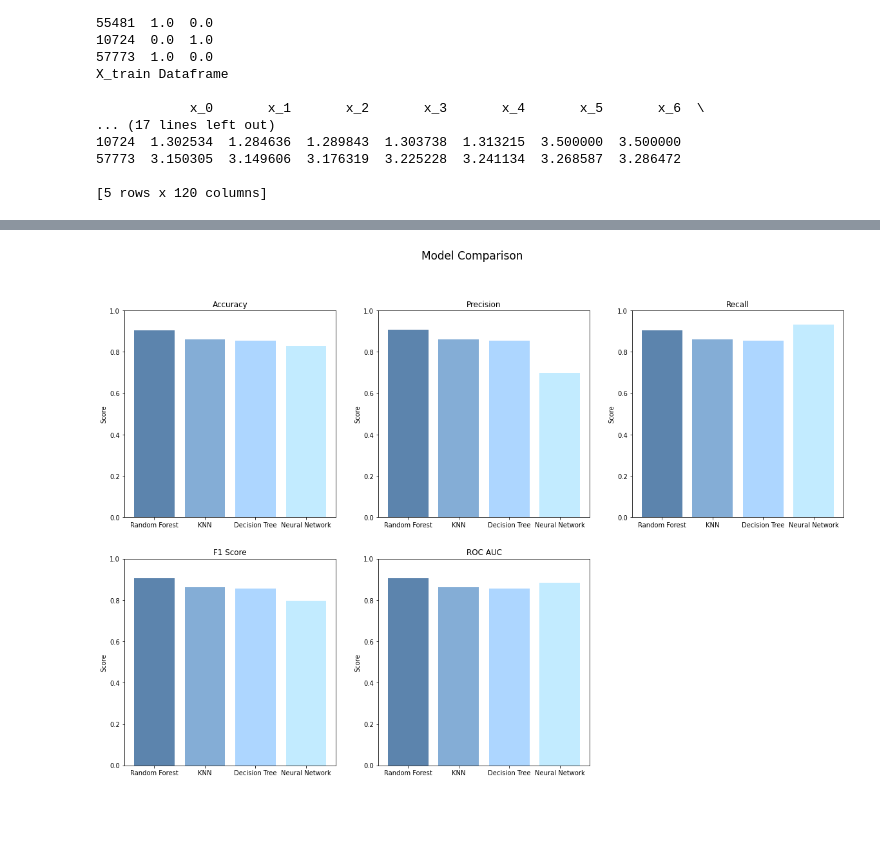
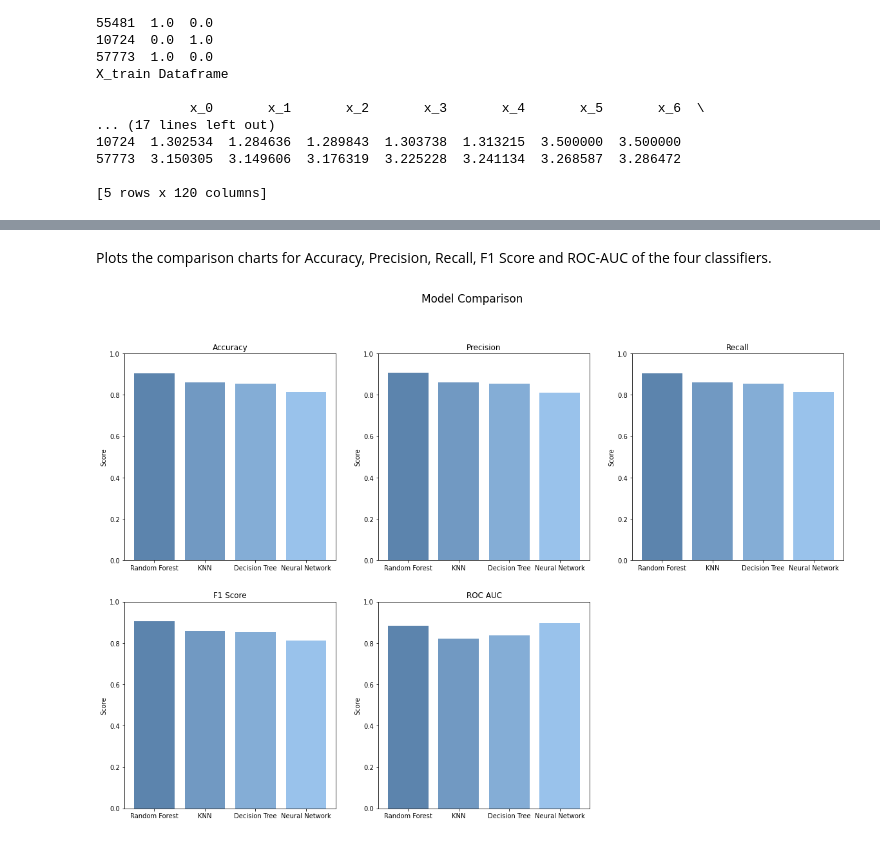
Before and after one commit to jerin-joy/ml_obstacle_avoidance, a Jupyter notebook: turtlebot3_neural_network/scripts/ml_training_evaluation.ipynb, the cells around one changed output, grey strips where cells are left out. Drawn from its saved outputs; the diff is of its cells as text; code cells hidden in the pictures; blank space fills up the shorter version.

```diff
--- a/turtlebot3_neural_network/scripts/ml_training_evaluation.ipynb
+++ b/turtlebot3_neural_network/scripts/ml_training_evaluation.ipynb
@@ -111,4 +128,4 @@ nn_model = tf.keras.models.Sequential([
     tf.keras.layers.Dense(2, activation='sigmoid')
 ])
 
-nn_model.compile(loss='categorical_crossentropy', optimizer='adam', metrics=['accuracy']);
+nn_model.compile(loss='binary_crossentropy', optimizer='adam', metrics=['accuracy']);
@@ -167,18 +186,18 @@ def evaluate_model(model, X_train, y_train):
             y_pred_classes = tf.argmax(y_pred_fold, axis=1)
             y_test_classes = tf.argmax(y_test_fold, axis=1)
             cm = tf.math.confusion_matrix(y_test_classes, y_pred_classes)
-            cm_list.append(cm)
+            cm_list.append(np.array(cm, dtype=int))
             continue
 
         # Compute scores for this fold
         accuracy_scores.append(accuracy_score(y_test_fold,y_pred_fold))
-        precision_scores.append(precision_score(y_test_fold,y_pred_fold, average = 'micro'))
-        recall_scores.append(recall_score(y_test_fold,y_pred_fold, average = 'micro'))
-        roc_auc_scores.append(roc_auc_score(y_test_fold,y_pred_fold, average = 'micro'))
-        f1_scores.append(f1_score(y_test_fold,y_pred_fold, average = 'micro'))
+        precision_scores.append(precision_score(y_test_fold,y_pred_fold, average = 'weighted'))
+        recall_scores.append(recall_score(y_test_fold,y_pred_fold, average = 'weighted'))
+        roc_auc_scores.append(roc_auc_score(y_test_fold,y_pred_fold, average = 'weighted'))
+        f1_scores.append(f1_score(y_test_fold,y_pred_fold, average = 'weighted'))
 
         # Compute confusion matrix for this fold
-        cm = multilabel_confusion_matrix(y_test_fold,y_pred_fold)
+        cm = confusion_matrix(y_test_fold.values.argmax(axis=1),y_pred_fold.argmax(axis=1))
         cm_list.append(cm)
 
     # Return the mean scores across all folds
@@ -237,6 +250,8 @@ print("Neural Network: Accuracy: {}, Precision: {}, Recall: {}, ROC AUC: {}, F1:
 # Close the file
 
 f.close()
+# %% [markdown]
+Plots the comparison charts for Accuracy, Precision, Recall, F1 Score and ROC-AUC of the four classifiers.
 # %%
 # Define model names and corresponding metrics
 model_names = ['Random Forest', 'KNN', 'Decision Tree', 'Neural Network']
@@ -246,32 +261,32 @@ metrics = ['Accuracy', 'Precision', 'Recall', 'F1 Score', 'ROC AUC']
 accuracy_scores = [rf_accuracy, knn_accuracy, dt_accuracy, nn_accuracy]
 precision_scores = [rf_precision, knn_precision, dt_precision, nn_precision]
 recall_scores = [rf_recall, knn_recall, dt_recall, nn_recall]
 f1_scores = [rf_f1, knn_f1, dt_f1, nn_f1]
 roc_auc_scores = [rf_roc_auc, knn_roc_auc, dt_roc_auc, nn_roc_auc]
 
 # Define colors for each metric
-colors = [(0.2, 0.4, 0.6, 0.8), (0.4, 0.6, 0.8, 0.8), (0.6, 0.8, 1.0, 0.8), (0.7, 0.9, 1.0, 0.8)]
+colors = [(0.2, 0.4, 0.6, 0.8), (0.3, 0.5, 0.7, 0.8), (0.4, 0.6, 0.8, 0.8), (0.5, 0.7, 0.9, 0.8)]
 
 # Define a list of lists for the scores
 scores = [accuracy_scores, precision_scores, recall_scores, f1_scores, roc_auc_scores]
 
 # Create a figure with 5 subplots arranged in 2 rows and 3 columns
 fig = plt.figure(figsize=(20 ,13))
 fig.suptitle('Model Comparison', size = '17')
 
 # Generate plots for each metric
 for i ,metric in enumerate(metrics):
     # Get the scores for the current metric
     metric_scores = scores[i]
 
     # Calculate the average score for each model
     model_scores = [np.mean(metric_scores[j::len(model_names)]) for j in range(len(model_names))]
 
     # Create a subplot for each metric
     ax = fig.add_subplot(2 ,3 ,i + 1)
     ax.bar(model_names ,model_scores ,color=colors)
     ax.set_ylim(0 ,1)
     ax.set_title(metric)
     ax.set_ylabel('Score')
 # %% [output]
-[figure, old version]
+[figure, new version]
```
Also changed, not shown: parts of 13 cells of this notebook.
